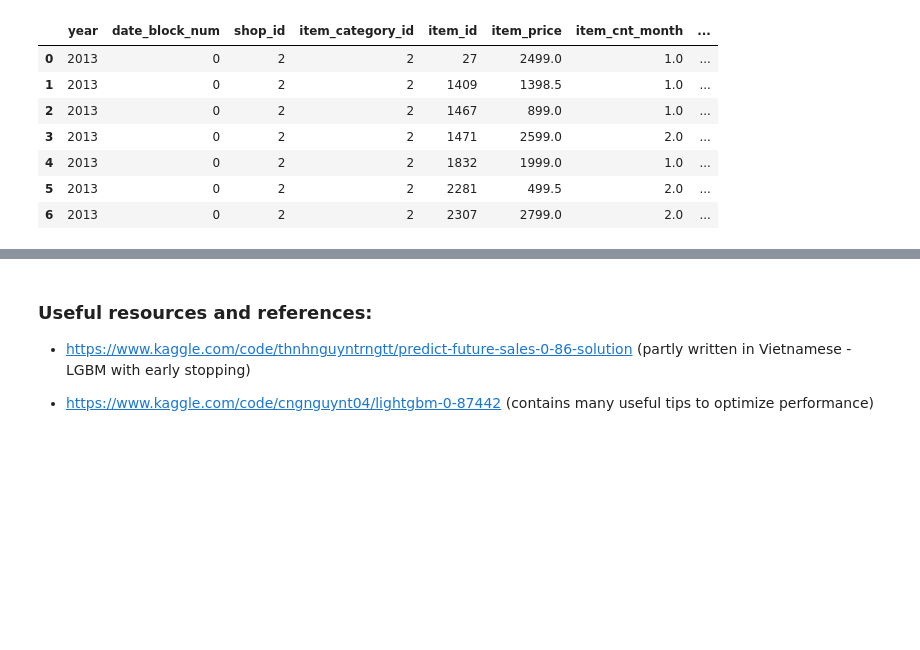
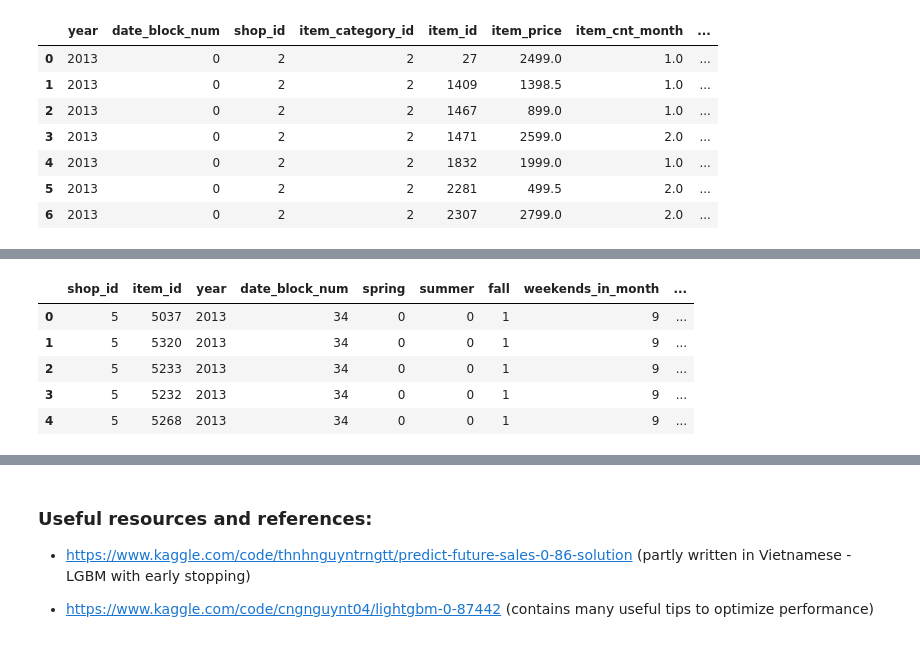
Before and after one commit to thaianle/future-sales-prediction, a Jupyter notebook: 02_modeling.ipynb, the cells around one changed output, grey strips where cells are left out. Drawn from its saved outputs; the diff is of its cells as text; code cells hidden in the pictures; blank space fills up the shorter version.

```diff
--- a/02_feature_engineering.ipynb
+++ b/02_modeling.ipynb
@@ -1204,0 +1464,6 @@ final_features.to_csv('final_features.csv', index = False)
+# %%
+# Create new features based on imputed data (for shops)
+new_item_info_shop = new_item_info[['shop_id', 'item_id', 'item_price']].copy()
+new_item_info_shop = new_item_info_shop.groupby('shop_id', as_index = False).agg({'item_price': 'median', 'item_id': 'nunique'})
+new_item_info_shop.rename(columns = {'item_price': 'med_price_shop', 'item_id': 'unique_items_in_shop'}, inplace = True)
+new_item_info_shop.head()
@@ -1204,0 +1477,6 @@ final_features.to_csv('final_features.csv', index = False)
+# %%
+# Create new features based on imputed data (for categories)
+new_item_info_cat = new_item_info[['item_category_id', 'item_id', 'item_price']].copy()
+new_item_info_cat = new_item_info_cat.groupby('item_category_id', as_index = False).agg({'item_price': 'median', 'item_id': 'nunique'})
+new_item_info_cat.rename(columns = {'item_price': 'med_price_cat', 'item_id': 'unique_items_in_cat'}, inplace = True)
+new_item_info_cat.head()
@@ -1204,0 +1490,4 @@ final_features.to_csv('final_features.csv', index = False)
+# %%
+# Get median price of all items (including imputed) sold in November 2015 - test data
+new_item_info['med_price_all_items'] = new_item_info['item_price'].median()
+new_item_info.head()
@@ -1204,0 +1501,6 @@ final_features.to_csv('final_features.csv', index = False)
+# %%
+# Merge into the existing new_item_info DataFrame
+item_info = new_item_info.merge(new_item_info_shop, how = 'left', on = 'shop_id')\
+    .merge(new_item_info_cat, how = 'left', on = 'item_category_id')
+
+item_info.head()
@@ -1204,0 +1536,11 @@ final_features.to_csv('final_features.csv', index = False)
+# %%
+# Now merge to create the full test set
+test_features = test_features.merge(item_info, how = 'left', on = ['shop_id', 'item_id'])
+test_features.head()
+# %% [output]
+|  | shop_id | item_id | year | date_block_num | spring | summer | fall | weekends_in_month | ... |
+| 0 | 5 | 5037 | 2013 | 34 | 0 | 0 | 1 | 9 | ... |
+| 1 | 5 | 5320 | 2013 | 34 | 0 | 0 | 1 | 9 | ... |
+| 2 | 5 | 5233 | 2013 | 34 | 0 | 0 | 1 | 9 | ... |
+| 3 | 5 | 5232 | 2013 | 34 | 0 | 0 | 1 | 9 | ... |
+| 4 | 5 | 5268 | 2013 | 34 | 0 | 0 | 1 | 9 | ... |
```
Also changed, not shown: parts of 91 cells of this notebook, 5 other files.
